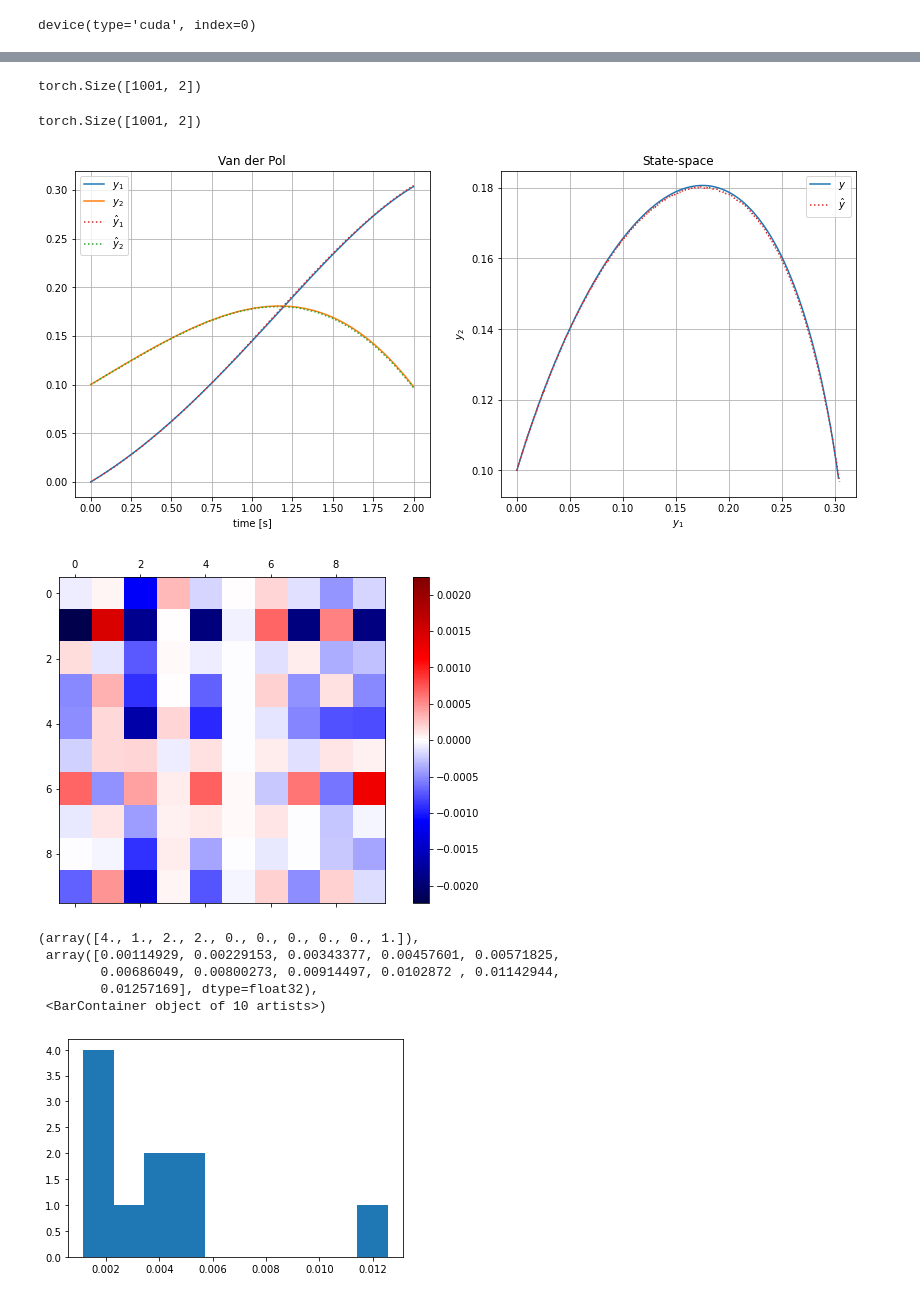
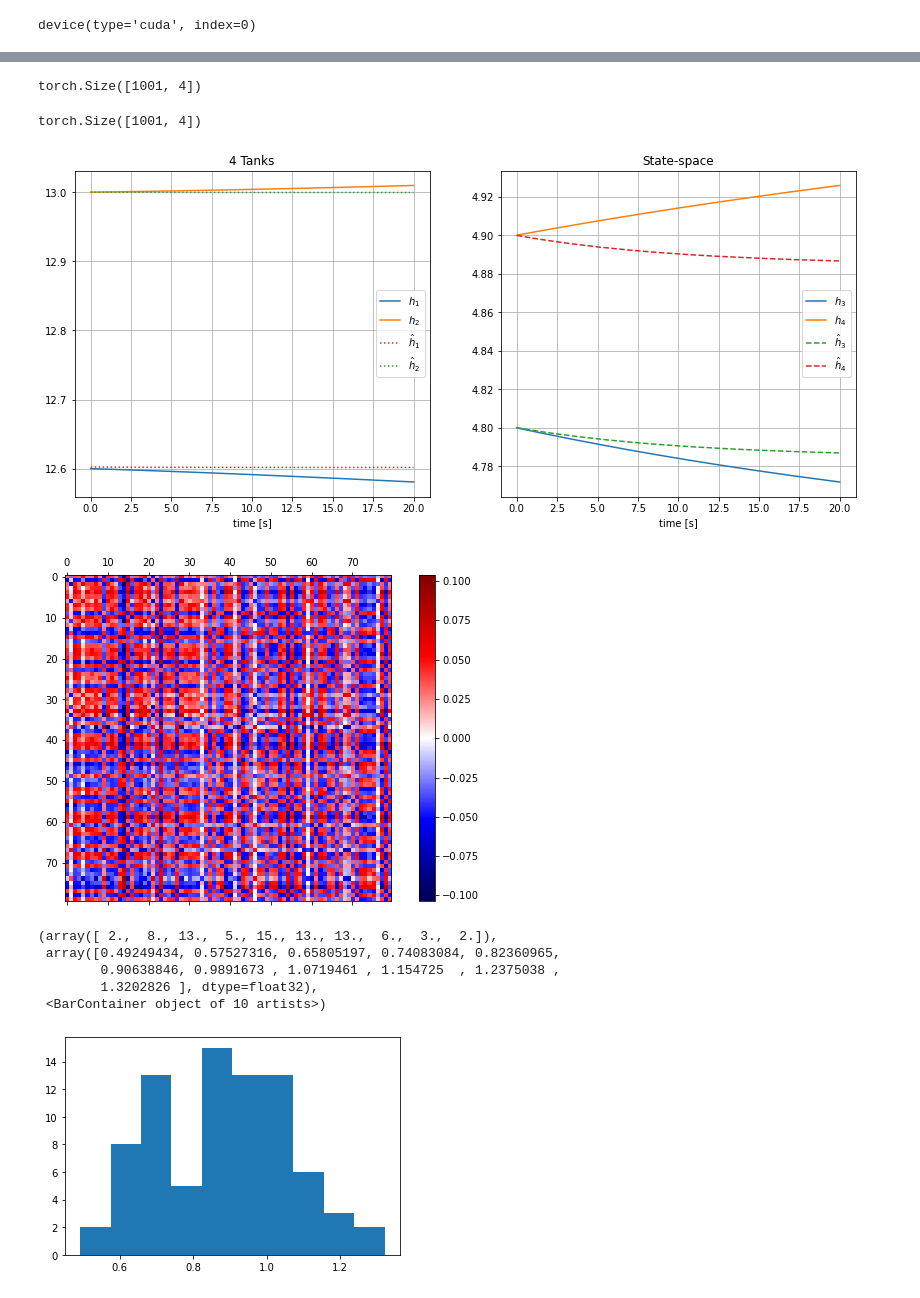
Before and after one commit to brunompacheco/pideq, a Jupyter notebook: notebooks/2.2-bmp-PIDEQ-performance-visualization.ipynb, the cells around one changed output, grey strips where cells are left out. Saved outputs shown, nothing was run; the diff lists cells and outputs as text; code cells hidden in the pictures.

Commit message:
adapt visualization to 4T

```diff
--- a/notebooks/2.2-bmp-PIDEQ-performance-visualization.ipynb
+++ b/notebooks/2.2-bmp-PIDEQ-performance-visualization.ipynb
@@ -20,9 +17,9 @@ device
 # %% [output]
 device(type='cuda', index=0)
 # %%
-T = 2
+T = 20
 
-net = load_from_wandb(PIDEQ(T, n_out=2, n_states=10), '1dkpskh0', model_fname='model_last').to(device)
+net = load_from_wandb(PIDEQ(T, n_states=80), '1g7ayela', model_fname='model_last').to(device)
 net.eval
 # %% [output]
 <bound method Module.eval of PIDEQ(
@@ -35,16 +32,15 @@ K = 1000
 dt = T / K
 time = [dt * k for k in range(K+1)]
 
-y0 = torch.Tensor([0., .1]).unsqueeze(0)
+y0 = torch.Tensor([12.6, 13.0, 4.8, 4.9]).unsqueeze(0)
 
-u = torch.Tensor([0.]).unsqueeze(0)
+u = torch.Tensor([3.15, 3.15]).unsqueeze(0)
 
-# y = odeint(lambda t, y: four_tanks(y,u), y0, torch.Tensor(time), method='rk4')
-y = odeint(lambda t, y: f(y,u), y0, torch.Tensor([i * dt for i in range(K+1)]), method='rk4')
+y = odeint(lambda t, y: four_tanks(y,u), y0, torch.Tensor(time), method='rk4')
 y = y.squeeze(1)
 y.shape
 # %% [output]
-torch.Size([1001, 2])
+torch.Size([1001, 4])
 # %%
 x = torch.Tensor(time).unsqueeze(-1).to(device)
 # x.requires_grad_()
@@ -57,7 +53,7 @@ y_pred = net(x)[0]
 # y_pred = torch.stack([y_pred_, dy_pred_], dim=-1).squeeze(1)
 y_pred.shape
 # %% [output]
-torch.Size([1001, 2])
+torch.Size([1001, 4])
 # %%
 y_ = y.detach().numpy()
 y_pred_ = y_pred.cpu().detach().numpy()
@@ -65,29 +61,27 @@ y_pred_ = y_pred.cpu().detach().numpy()
 fig, axs = plt.subplots(1,2)
 fig.set_size_inches(14,6)
 
-axs[0].set_title('Van der Pol')
-axs[0].plot(time, y_[:,0], c='tab:blue', label='$y_1$')
-axs[0].plot(time, y_[:,1], c='tab:orange', label='$y_2$')
-axs[0].plot(time, y_pred_[:,0], ':', c='tab:red', label='$\hat{y}_1$')
-axs[0].plot(time, y_pred_[:,1], ':', c='tab:green', label='$\hat{y}_2$')
+axs[0].set_title('4 Tanks')
+axs[0].plot(time, y_[:,0], c='tab:blue', label='$h_1$')
+axs[0].plot(time, y_[:,1], c='tab:orange', label='$h_2$')
+axs[0].plot(time, y_pred_[:,0], ':', c='tab:red', label='$\hat{h}_1$')
+axs[0].plot(time, y_pred_[:,1], ':', c='tab:green', label='$\hat{h}_2$')
 axs[0].set_xlabel('time [s]')
 axs[0].legend()
 axs[0].grid()
 
 axs[1].set_title('State-space')
-axs[1].plot(y_[:,0], y_[:,1], c='tab:blue', label='$y$')
-axs[1].plot(y_pred_[:,0], y_pred_[:,1], ':', c='tab:red', label='$\hat{y}$')
-# axs[1].plot(time, y_[:,3], label='$h_4$')
-# axs[1].plot(time, y_pred_[:,2], '--', label='$h_3$')
-# axs[1].plot(time, y_pred_[:,3], '--', label='$h_4$')
-axs[1].set_ylabel('$y_2$')
-axs[1].set_xlabel('$y_1$')
+axs[1].plot(time, y_[:,2], label='$h_3$')
+axs[1].plot(time, y_[:,3], label='$h_4$')
+axs[1].plot(time, y_pred_[:,2], '--', label='$\hat{h}_3$')
+axs[1].plot(time, y_pred_[:,3], '--', label='$\hat{h}_4$')
+axs[1].set_xlabel('time [s]')
 axs[1].legend()
 axs[1].grid()
 
 plt.show()
 # %% [output]
-[figure, old version]
+[figure, new version]
 # %%
 B = net.B.weight.detach().cpu().numpy()
 A = net.A.weight.detach().cpu().numpy()
@@ -104,13 +98,13 @@ fig.colorbar(p, ax=ax)
 
 fig.show()
 # %% [output]
-[figure, old version]
+[figure, new version]
 # %%
-plt.hist(np.abs(B).sum(axis=1))
+plt.hist(np.abs(A).sum(axis=1))
 # %% [output]
-(array([4., 1., 2., 2., 0., 0., 0., 0., 0., 1.]),
- array([0.00114929, 0.00229153, 0.00343377, 0.00457601, 0.00571825,
-        0.00686049, 0.00800273, 0.00914497, 0.0102872 , 0.01142944,
-        0.01257169], dtype=float32),
+(array([ 2.,  8., 13.,  5., 15., 13., 13.,  6.,  3.,  2.]),
+ array([0.49249434, 0.57527316, 0.65805197, 0.74083084, 0.82360965,
+        0.90638846, 0.9891673 , 1.0719461 , 1.154725  , 1.2375038 ,
+        1.3202826 ], dtype=float32),
  <BarContainer object of 10 artists>)
-[figure, old version]
+[figure, new version]
```
Also changed, not shown: parts of 3 cells of this notebook.
